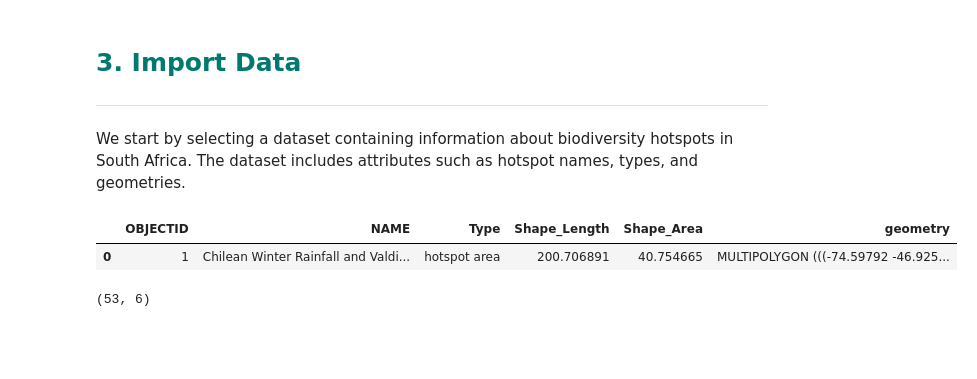
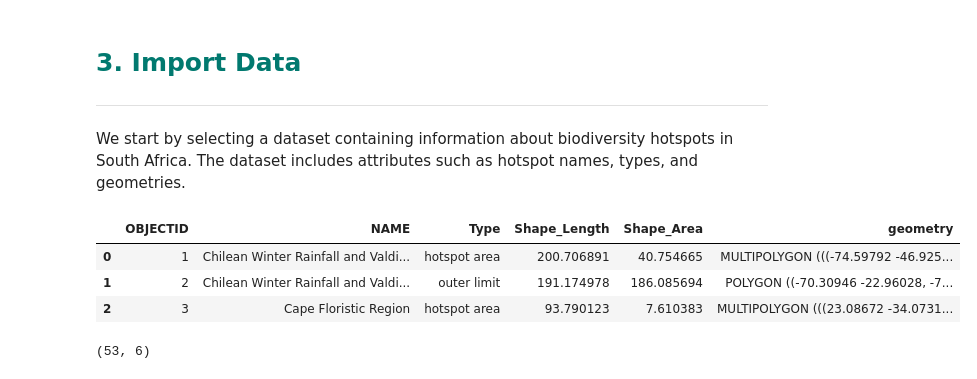
Before and after one commit to moja-global/Land_Sector_Datasets, a Jupyter notebook: Data/LandCover/Siziwe_Task 2_Mapping_Prototype/Siziwe_Task 2_Mapping_Prototype.ipynb, the cells around one changed output. Drawn from its saved outputs; the diff is of its cells as text; code cells hidden in the pictures; blank space fills up the shorter version.

```diff
--- a/Data/LandCover/Siziwe_Task 2_Mapping_Prototype/Siziwe_Task 2_Mapping_Prototype.ipynb
+++ b/Data/LandCover/Siziwe_Task 2_Mapping_Prototype/Siziwe_Task 2_Mapping_Prototype.ipynb
@@ -85,10 +85,12 @@ def get_df(link):
 df_bio = get_df(r"C:\O\Outreachy_Siziwe_2023\CI_BiodiversityHotspots.geojson")
 # %%
 # display the dataset
-df_bio.head(1)
+df_bio.head(3)
 # %% [output]
 |  | OBJECTID | NAME | Type | Shape_Length | Shape_Area | geometry |
 | 0 | 1 | Chilean Winter Rainfall and Valdi... | hotspot area | 200.706891 | 40.754665 | MULTIPOLYGON (((-74.59792 -46.925... |
+| 1 | 2 | Chilean Winter Rainfall and Valdi... | outer limit | 191.174978 | 186.085694 | POLYGON ((-70.30946 -22.96028, -7... |
+| 2 | 3 | Cape Floristic Region | hotspot area | 93.790123 | 7.610383 | MULTIPOLYGON (((23.08672 -34.0731... |
 # %%
 df_bio.shape
 # %% [output]
```
Also changed, not shown: parts of 2 cells of this notebook, 1 other file.
